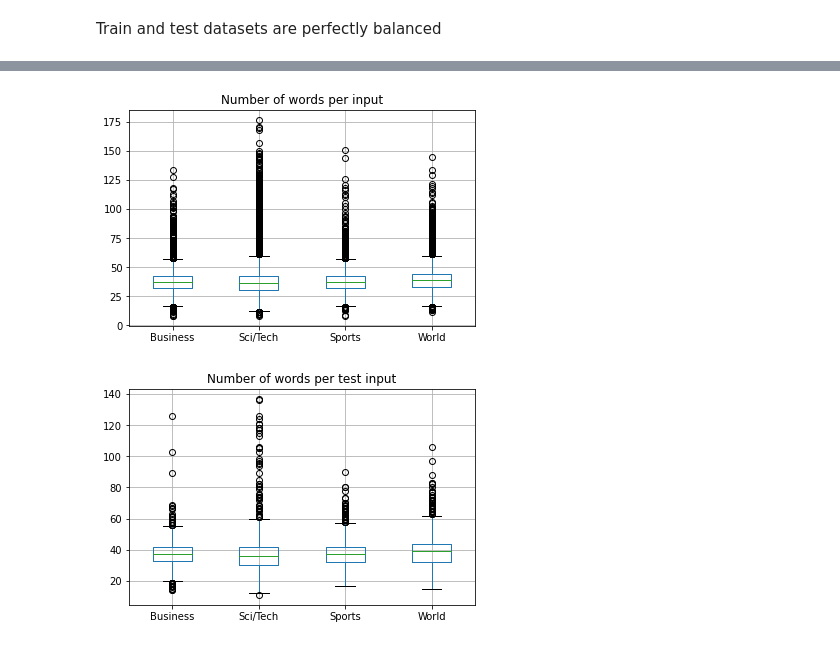
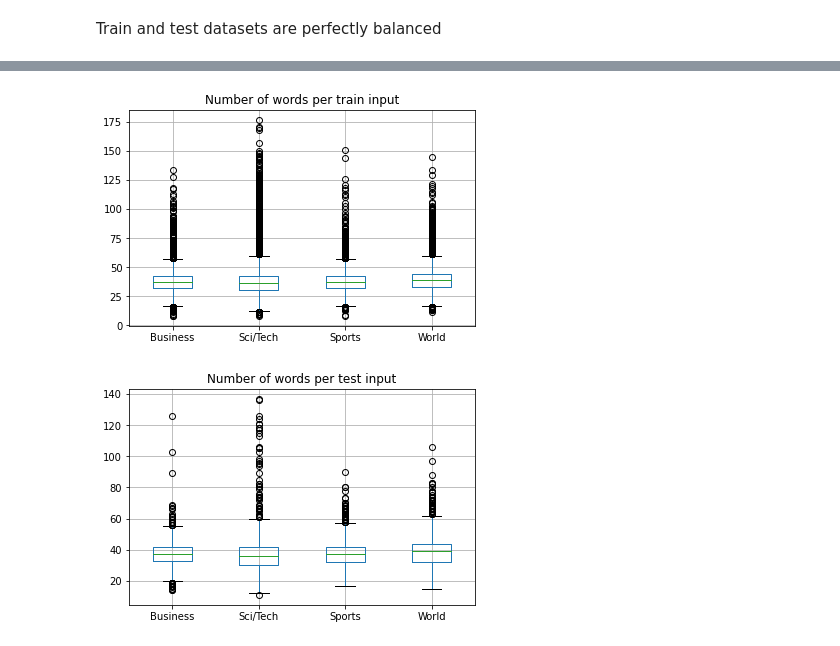
Before and after one commit to marinone94/divedeep-transformers, a Jupyter notebook: divedeep/topics/sequence-classification-bert/dataset_analysis.ipynb, the cells around one changed output, grey strips where cells are left out. Saved outputs shown, nothing was run; the diff lists cells and outputs as text; code cells hidden in the pictures.

Commit message:
start train script

```diff
--- a/divedeep/topics/sequence-classification-bert/dataset_analysis.ipynb
+++ b/divedeep/topics/sequence-classification-bert/dataset_analysis.ipynb
@@ -129,11 +129,11 @@ test_df.sample(5)
 # %%
 train_df.boxplot("input_num_words", by="label_name")
-plt.title("Number of words per input")
+plt.title("Number of words per train input")
 plt.suptitle("")
 plt.xlabel("")
 plt.show()
 # %% [output]
-[figure, old version]
+[figure, new version]
 # %%
 test_df.boxplot("input_num_words", by="label_name")
 plt.title("Number of words per test input")
```
Also changed, not shown: parts of 17 cells of this notebook, 2 other files.
